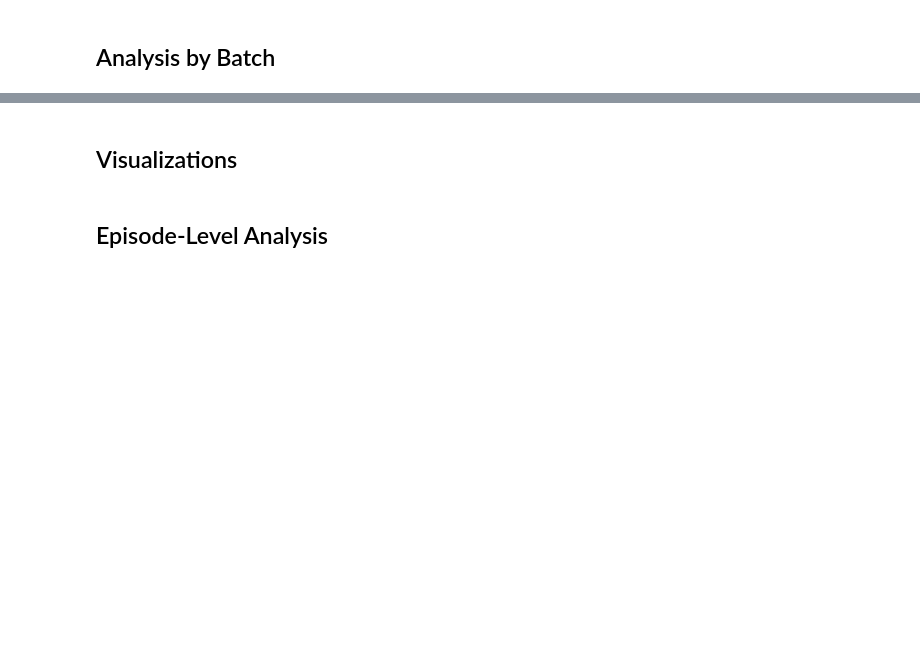
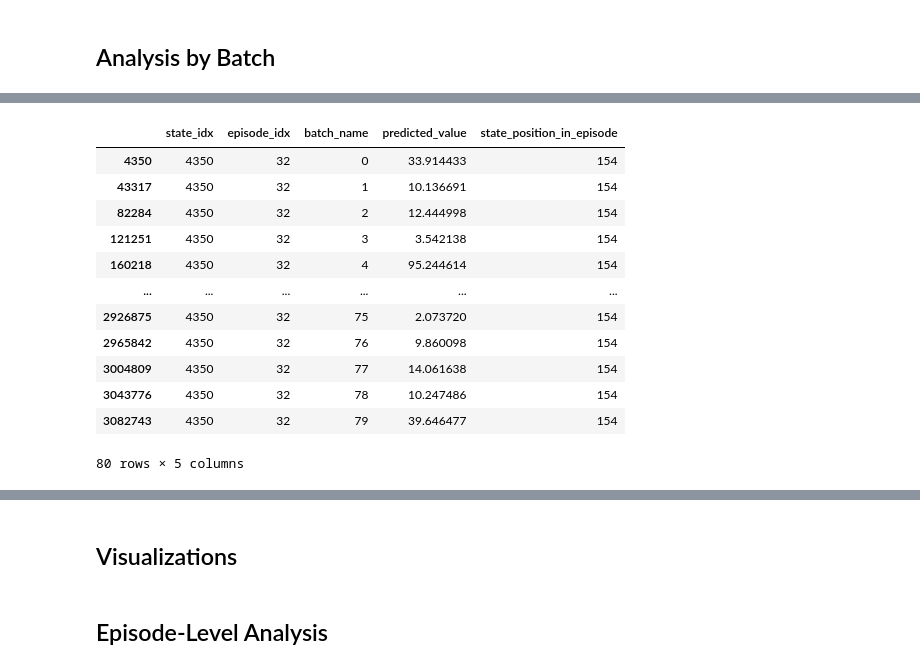
Before and after one commit to cheikdav/pooling_eval, a Jupyter notebook: notebooks/explore_results.ipynb, the cells around one changed output, grey strips where cells are left out. Drawn from its saved outputs; the diff is of its cells as text; code cells hidden in the pictures; blank space fills up the shorter version.

```diff
--- a/notebooks/explore_results.ipynb
+++ b/notebooks/explore_results.ipynb
@@ -20,12 +20,12 @@ plt.rcParams['figure.figsize'] = (12, 6)
 Set the experiment parameters you want to explore:
 # %%
 # Configuration - modify these to explore different runs
-experiment_id = "test_run"
+experiment_id = "humanoid_baseline"
 method = "dqn"  # e.g., "monte_carlo", "dqn", "least_squares_mc", "least_squares_td"
-num_episodes = 50  # number of episodes used for training
+num_episodes = 400  # number of episodes used for training
 
 # Paths
-base_path = Path("../experiments") / experiment_id
+base_path = Path("/scratch/dc3430/pooling_eval/experiments") / experiment_id
 results_path = base_path / "results" / method / str(num_episodes)
 predictions_file = results_path / "predictions.parquet"
 metadata_file = results_path / "predictions_metadata.json"
@@ -68,13 +113,3 @@ print(df.describe())
-# %%
-# Compute prediction errors
-df['prediction_error'] = df['predicted_value'] - df['true_value']
-df['absolute_error'] = df['prediction_error'].abs()
-df['squared_error'] = df['prediction_error'] ** 2
-
-print(f"Mean Squared Error: {df['squared_error'].mean():.4f}")
-print(f"Mean Absolute Error: {df['absolute_error'].mean():.4f}")
-print(f"Mean Prediction Error (bias): {df['prediction_error'].mean():.4f}")
-print(f"Std Dev of Prediction Error: {df['prediction_error'].std():.4f}")
 # %% [markdown]
 ## Analysis by Batch
 # %%
@@ -92,0 +138,18 @@ batch_stats
+# %%
+df['state_position_in_episode'] = df.groupby(['episode_idx', 'batch_name']).cumcount()
+# %%
+df[df['state_idx'] == 4350]
+# %% [output]
+|  | state_idx | episode_idx | batch_name | predicted_value | state_position_in_episode |
+| 4350 | 4350 | 32 | 0 | 33.914433 | 154 |
+| 43317 | 4350 | 32 | 1 | 10.136691 | 154 |
+| 82284 | 4350 | 32 | 2 | 12.444998 | 154 |
+| 121251 | 4350 | 32 | 3 | 3.542138 | 154 |
+| 160218 | 4350 | 32 | 4 | 95.244614 | 154 |
+| ... | ... | ... | ... | ... | ... |
+| 2926875 | 4350 | 32 | 75 | 2.073720 | 154 |
+| 2965842 | 4350 | 32 | 76 | 9.860098 | 154 |
+| 3004809 | 4350 | 32 | 77 | 14.061638 | 154 |
+| 3043776 | 4350 | 32 | 78 | 10.247486 | 154 |
+| 3082743 | 4350 | 32 | 79 | 39.646477 | 154 |
+80 rows × 5 columns
```
Also changed, not shown: parts of 8 cells of this notebook.
